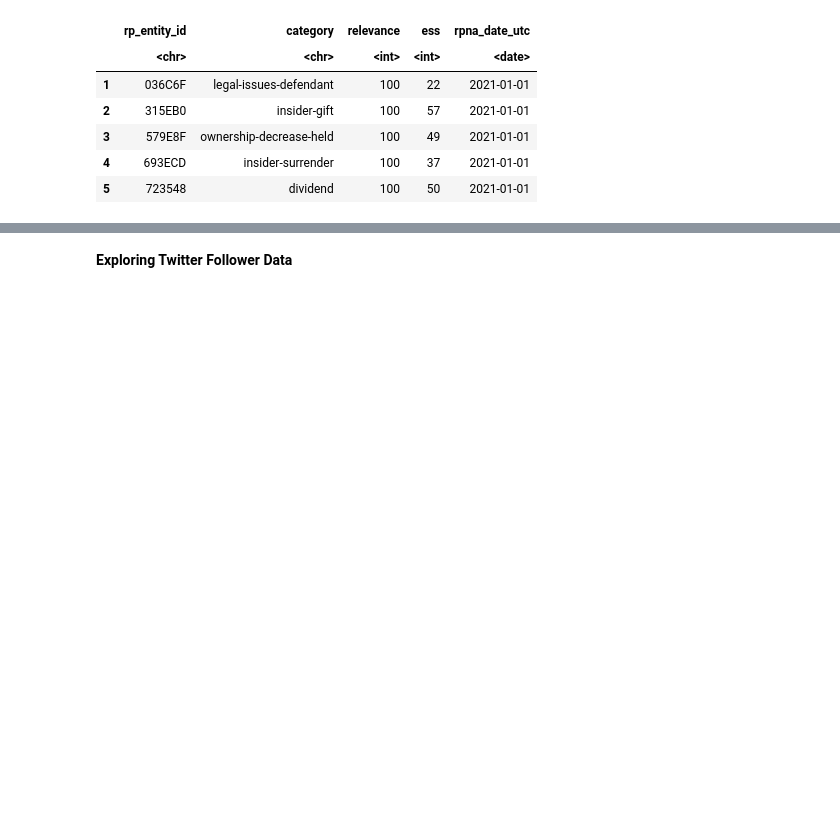
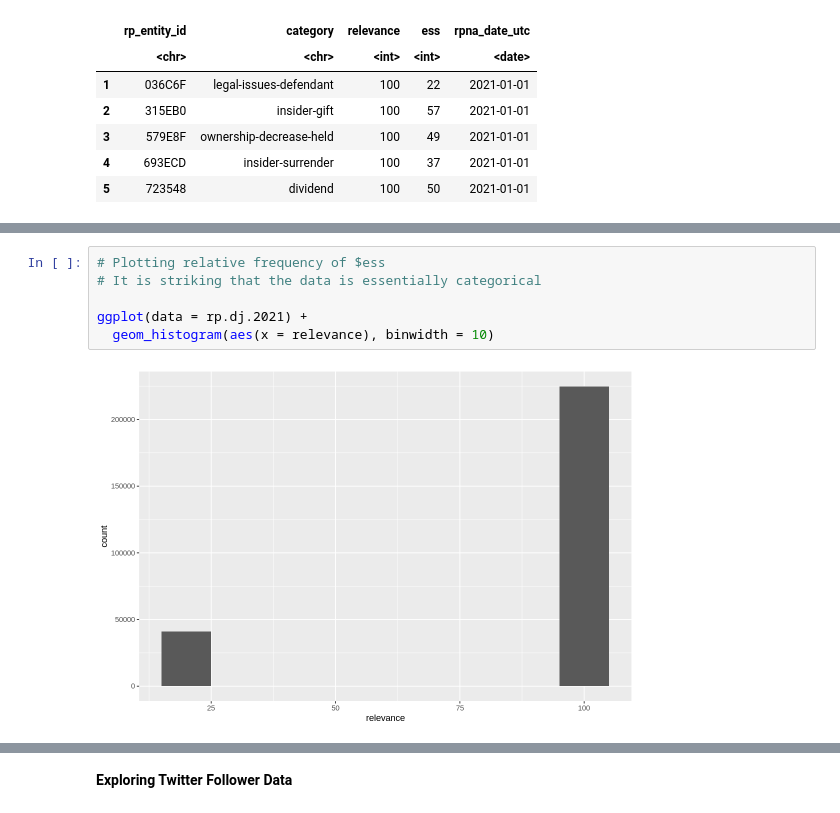
Before and after one commit to limshaocong/analyticsEdge, a Jupyter notebook: Data_Exploration.ipynb, the cells around one changed output, grey strips where cells are left out. Cells and saved outputs as stored; diff of their text form; blank space fills up the shorter version.

```diff
--- a/Data_Exploration.ipynb
+++ b/Data_Exploration.ipynb
@@ -234,0 +205,8 @@ A data.frame: 20 × 5
+# %%
+# Plotting relative frequency of $ess
+# It is striking that the data is essentially categorical
+
+ggplot(data = rp.dj.2021) +
+  geom_histogram(aes(x = relevance), binwidth = 10)
+# %% [output]
+[figure, added]
```
Also changed, not shown: parts of 21 cells of this notebook.
